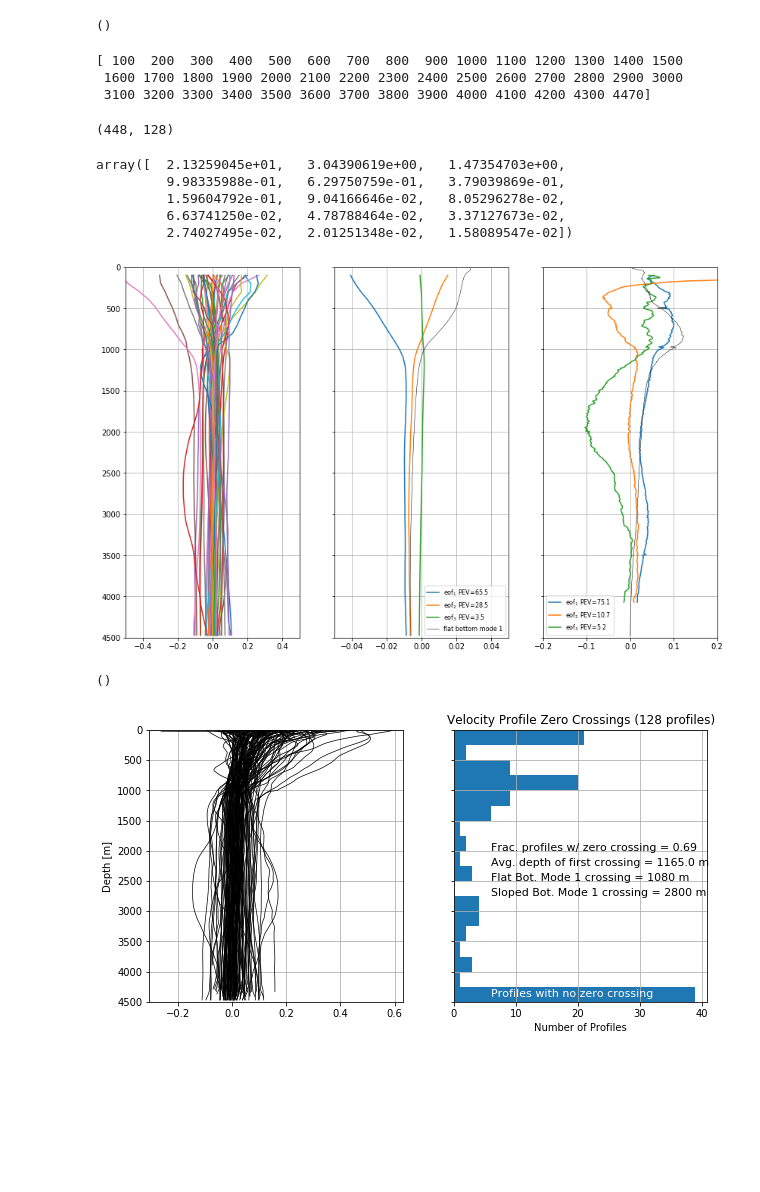
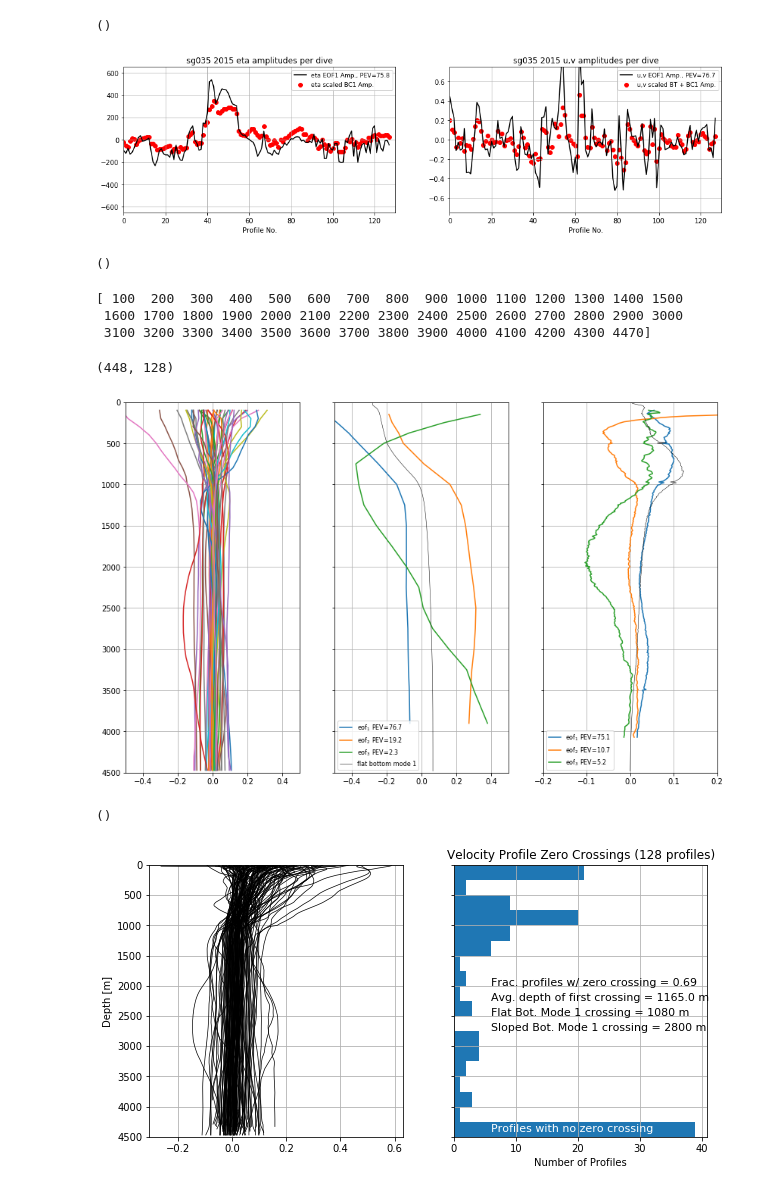
Before and after one commit to jakesteinberg/geostrophic_turbulence, a Jupyter notebook: bats_dg_2015_mode_projections.ipynb, the cells around one changed output. Saved outputs shown, nothing was run; the diff lists cells and outputs as text; code cells hidden in the pictures; blank space fills up the shorter version.

```diff
--- a/bats_dg_2015_mode_projections.ipynb
+++ b/bats_dg_2015_mode_projections.ipynb
@@ -574,6 +604,9 @@ for i in range(num_profs):
 # %%
 # --- check on mode amplitudes from averaging or individual profiles
 mw_time_ordered_i = np.argsort(mw_time_good)
+mw_v_ordered = mw_v_good[:, mw_time_ordered_i]
+mw_lon_ordered = mw_lon[mw_time_ordered_i]
+mw_lat_ordered = mw_lat[mw_time_ordered_i]
 AG_ordered = AG[:, mw_time_ordered_i]
 AGz_ordered = AGz[:, mw_time_ordered_i]
 Time_ordered = mw_time_good[mw_time_ordered_i]
@@ -608,0 +620,6 @@ array([   0.        ,    0.44228799,    0.90508155,    5.99798641,
+# %%
+f, ax = plt.subplots()
+for i in range(np.shape(Eta_ordered)[1]):
+    ax.plot(Eta_ordered[:, i], grid)
+plot_pro(ax)
+grid[30]
@@ -627,6 +721,32 @@ plot_pro(ax2)
 # %% [output]
 [figure]
 ()
+# %%
+matplotlib.rcParams['figure.figsize'] = (16, 4)
+f, (ax0, ax1) = plt.subplots(1, 2)
+ax0.plot(np.arange(0, len(Amp1_eta)), Amp1_eta, color='k', label='eta EOF1 Amp., PEV=' + str(np.round(frac_eof_eta[0]*100,1)))
+ax0.scatter(np.arange(0, len(AG_ordered[1, :])), 5000*AG_ordered[1, :], color='r', label='eta scaled BC1 Amp.')
+ax0.grid()
+ax1.plot(np.arange(0, nq), Amp1_uv, color='k', label='u,v EOF1 Amp., PEV=' + str(np.round(frac_eof_uv[0]*100,1)))
+ax1.scatter(np.arange(0, nq), -1.5*(AGz_ordered[1, :] + AGz_ordered[1, :]), color='r', label='u,v scaled BT + BC1 Amp.')
+ax0.set_ylim([-650, 650])
+ax1.set_ylim([-.75, .75])
+ax2.set_ylim([-.75, .75])
+ax0.set_title('sg035 2015 eta amplitudes per dive')
+ax1.set_title('sg035 2015 u,v amplitudes per dive')
+ax0.set_xlabel('Profile No.')
+ax1.set_xlabel('Profile No.')
+handles, labels = ax0.get_legend_handles_labels()
+ax0.legend(handles, labels, fontsize=9)
+handles, labels = ax1.get_legend_handles_labels()
+ax1.legend(handles, labels, fontsize=9)
+ax0.set_xlim([0, 130])
+ax1.set_xlim([0, 130])
+plot_pro(ax1)
+# f.savefig("/Users/jake/Documents/baroclinic_modes/Meetings/meeting_19_09_04/sg035_eof_mode_amps.jpg", dpi=300)
+# %% [output]
+[figure, added]
+()
 # %%
 grid_reg = np.arange(0, np.nanmax(grid), 10)
 v_reg = np.nan * np.ones((len(grid_reg), np.shape(mw_v_good)[1]))
@@ -690,42 +810,37 @@ cov_eta_qa = (1. / nq) * np.matrix(eta_reg) * np.matrix(np.transpose(eta_reg))
 D_eta_qa, V_eta_qa = np.linalg.eig(cov_eta_qa)
 t1 = np.real(D_eta_qa[0:15])
 PEV_eta = t1 / np.sum(t1)
-# %%
-t1
-# %% [output]
-array([  2.13259045e+01,   3.04390619e+00,   1.47354703e+00,
-         9.98335988e-01,   6.29750759e-01,   3.79039869e-01,
-         1.59604792e-01,   9.04166646e-02,   8.05296278e-02,
-         6.63741250e-02,   4.78788464e-02,   3.37127673e-02,
-         2.74027495e-02,   2.01251348e-02,   1.58089547e-02])
 # %%
 plt.rcParams['figure.figsize'] = 14, 9
 f, (ax1, ax2, ax3) = plt.subplots(1, 3, sharey=True)
 for i in range(np.shape(Uzqa)[1]):
     ax1.plot(Uzqa[:, i], grid_check)
 ax1.set_xlim([-.5, .5])
 ax1.set_ylim([0, 4500])
 ax1.invert_yaxis()
 ax1.grid()
-ax2.plot(np.real(D_Uzqa[0])*np.real(V_Uzqa[:, 0]), grid_check, label=r'eof$_1$ PEV=' + str(np.round(PEV[0]*100,1)))
-ax2.plot(np.real(D_Uzqa[1])*np.real(V_Uzqa[:, 1]), grid_check, label=r'eof$_2$ PEV=' + str(np.round(PEV[1]*100,1)))
-ax2.plot(np.real(D_Uzqa[2])*np.real(V_Uzqa[:, 2]), grid_check, label=r'eof$_3$ PEV=' + str(np.round(PEV[2]*100,1)))
-ax2.plot(1.0 * (Gz[:, 1])*0.01, grid, color='k', linewidth=0.5, label='flat bottom mode 1')
+# ax2.plot(np.real(D_Uzqa[0])*np.real(V_Uzqa[:, 0]), grid_check, label=r'eof$_1$ PEV=' + str(np.round(PEV[0]*100,1)))
+# ax2.plot(np.real(D_Uzqa[1])*np.real(V_Uzqa[:, 1]), grid_check, label=r'eof$_2$ PEV=' + str(np.round(PEV[1]*100,1)))
+# ax2.plot(np.real(D_Uzqa[2])*np.real(V_Uzqa[:, 2]), grid_check, label=r'eof$_3$ PEV=' + str(np.round(PEV[2]*100,1)))
+ax2.plot(UU3[:, 0], grid[grid_sub_i_2], label=r'eof$_1$ PEV=' + str(np.round(frac_eof_uv[0]*100,1)))
+ax2.plot(UU3[:, 1], grid[grid_sub_i_2], label=r'eof$_2$ PEV=' + str(np.round(frac_eof_uv[1]*100,1)))
+ax2.plot(UU3[:, 2], grid[grid_sub_i_2], label=r'eof$_3$ PEV=' + str(np.round(frac_eof_uv[2]*100,1)))
+ax2.plot(-1.0 * (Gz[:, 1])*0.1, grid, color='k', linewidth=0.5, label='flat bottom mode 1')
 handles, labels = ax2.get_legend_handles_labels()
 ax2.legend(handles, labels, fontsize=8)
-ax2.set_xlim([-.05, .05])
+ax2.set_xlim([-.6, .6])
 ax2.grid()
 ax3.plot(V_eta_qa[:, 0], grid_check_e, label=r'eof$_1$ PEV=' + str(np.round(PEV_eta[0]*100,1)))
 ax3.plot(V_eta_qa[:, 1], grid_check_e, label=r'eof$_2$ PEV=' + str(np.round(PEV_eta[1]*100,1)))
 ax3.plot(V_eta_qa[:, 3], grid_check_e, label=r'eof$_3$ PEV=' + str(np.round(PEV_eta[2]*100,1)))
 ax3.plot(-1.0 * (np.sqrt(N2_tot) * G[:, 1])*0.015, grid, color='k', linewidth=0.5)
 # ax3.plot(1.0 * (np.sqrt(N2_tot) * G[:, 2])*0.015, grid, color='k', linewidth=0.5)
 handles, labels = ax3.get_legend_handles_labels()
 ax3.legend(handles, labels, fontsize=8)
 ax3.set_xlim([-.2, .2])
 plot_pro(ax3)
 # %% [output]
-[figure, old version]
+[figure, new version]
 ()
 # %%
 # look at zero crossings
```
Also changed, not shown: parts of 19 cells of this notebook, 4 other files.
